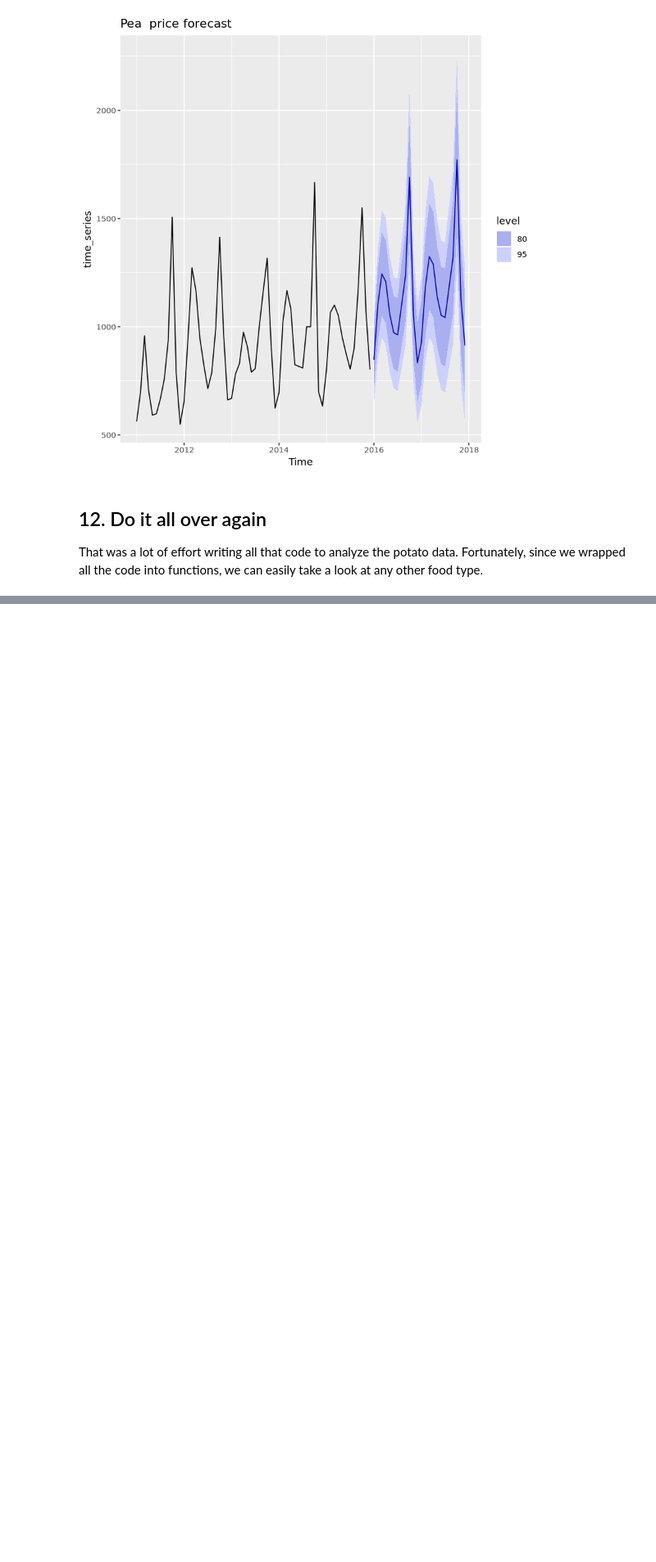
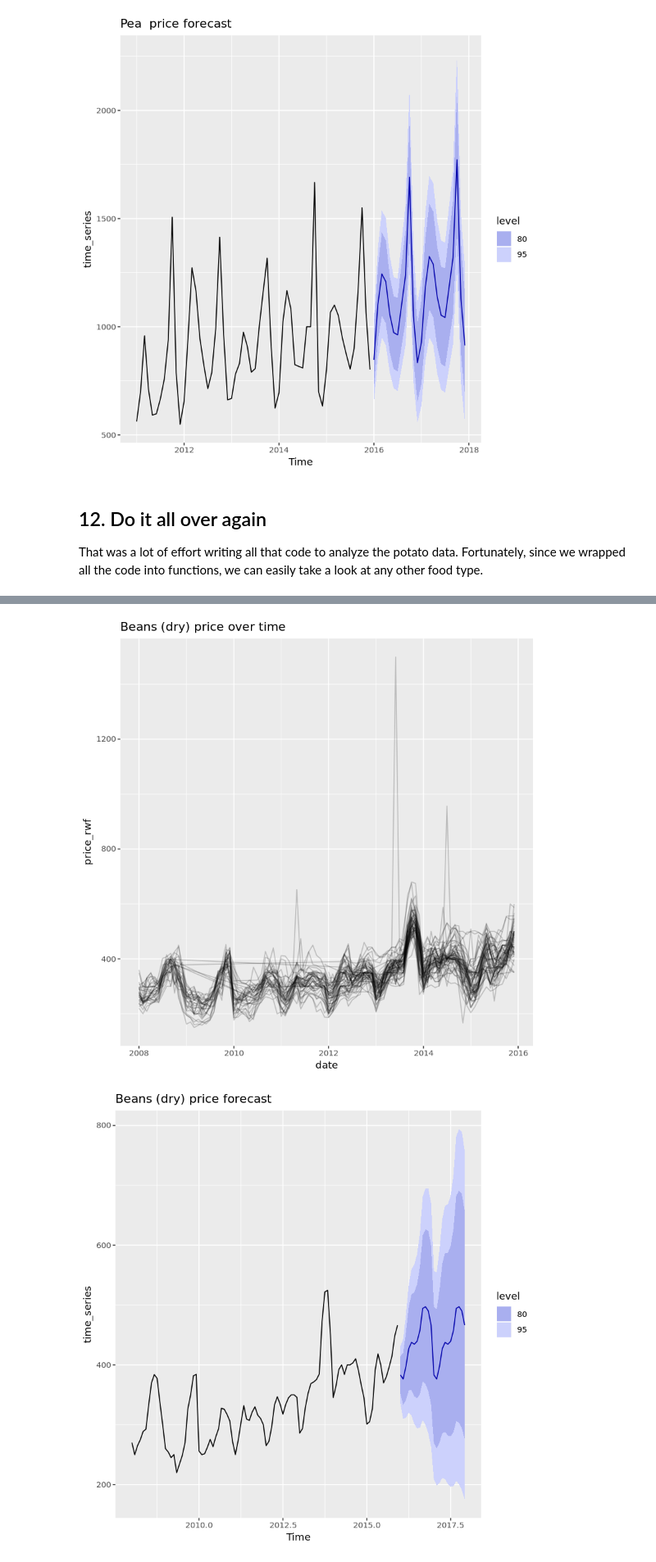
Before and after one commit to Celia-Zhu/data-camp-guided-projects, a Jupyter notebook: Functions for Food Price Forecasts/notebook.ipynb, the cells around one changed output, grey strips where cells are left out. Shown at 82% size. Saved outputs shown, nothing was run; the diff lists cells and outputs as text; code cells hidden in the pictures; blank space fills up the shorter version.

```diff
--- a/Functions for Food Price Forecasts/notebook.ipynb
+++ b/Functions for Food Price Forecasts/notebook.ipynb
@@ -373,14 +373,14 @@ plot_price_forecast(pea_time_series, "Pea ")
 commodity <- "Beans (dry)"
 
 # Read the price data
-bean_prices <- read_price_data("Beans(dry)")
+bean_prices <- read_price_data(commodity)
 
 # Plot price vs. time
 plot_price_vs_time(bean_prices, commodity)
 
 # Create a price time series
-bean_time_series <- ....
+bean_time_series <- create_price_time_series(bean_prices)
 
 # Plot the price forecast
-....
+plot_price_forecast(bean_time_series, commodity)
 # %% [output]
@@ -387,0 +404,2 @@ ERROR: Error in eval(expr, envir, enclos): object '....' not found
+[figure, added]
+[figure, added]
```
Also changed, not shown: parts of 1 cell of this notebook, 2 other files.
